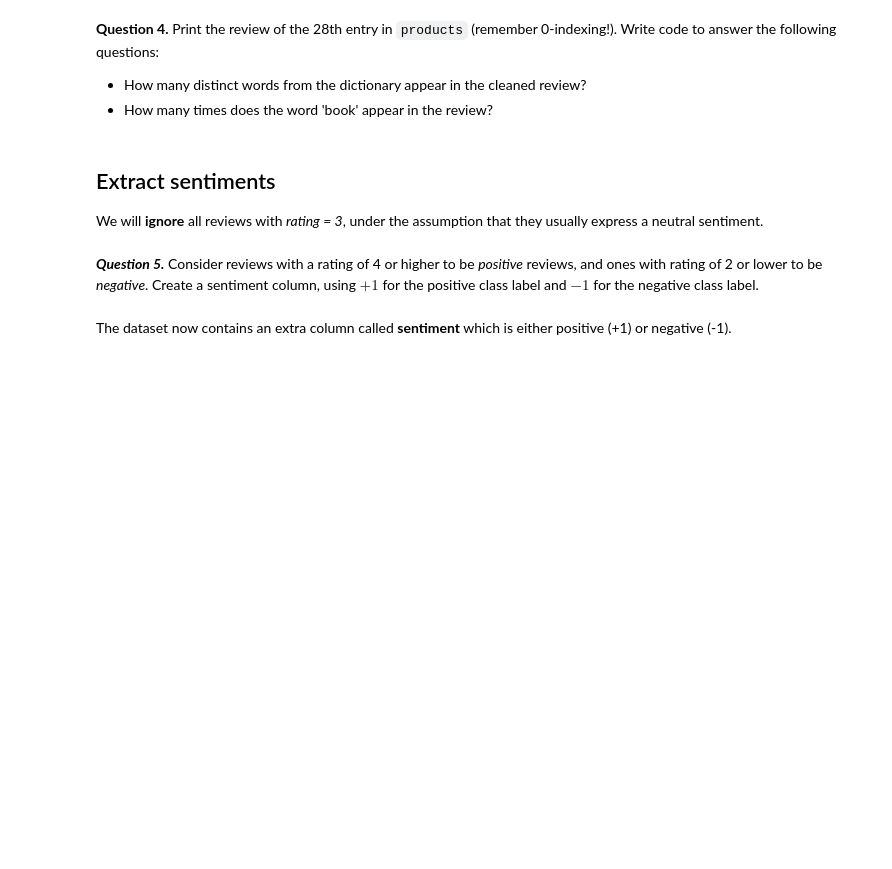
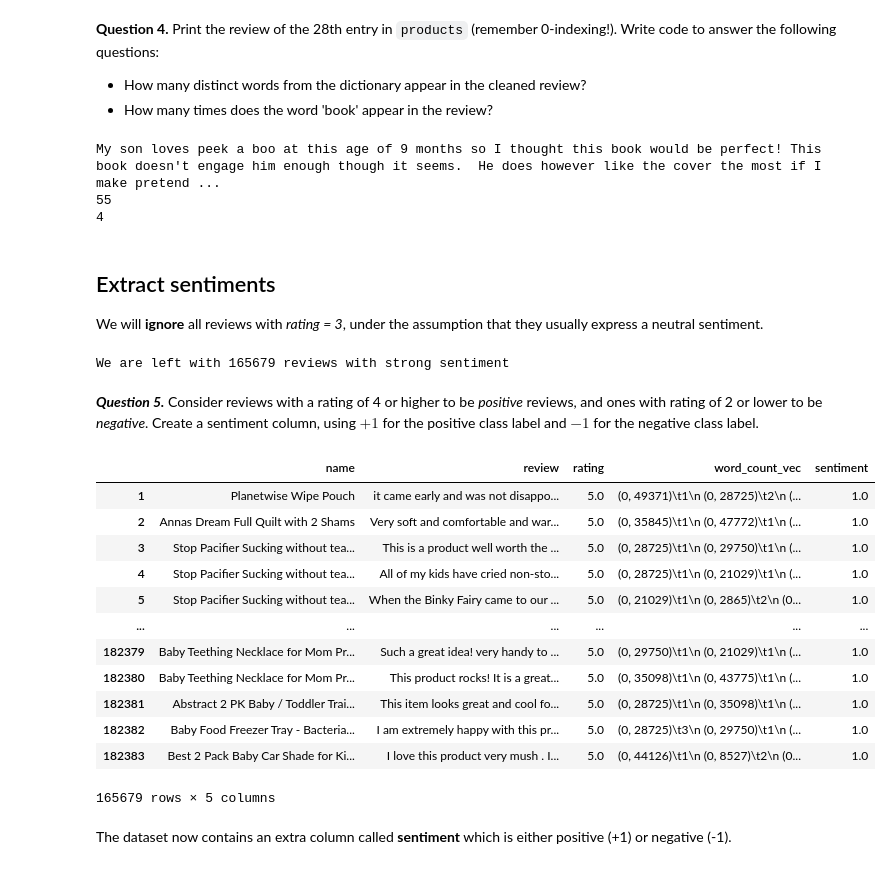
Before and after one commit to siddhanth78/ML, a Jupyter notebook: CLASS-NB01-hwk.ipynb, the cells around one changed output. Drawn from its saved outputs; the diff is of its cells as text; code cells hidden in the pictures; blank space fills up the shorter version.

```diff
--- a/CLASS-NB01-hwk.ipynb
+++ b/CLASS-NB01-hwk.ipynb
@@ -33,5 +33,5 @@ display(HTML("<style>.container { width:100% !important; }</style>"))
 
 We will use a dataset consisting of Amazon baby product reviews.
 # %%
-products = pd.read_csv('~/data/amazon_baby.gz')
+products = pd.read_csv('amazon_baby.gz')
 print('We will work with',len(products),'reviews of baby products')
@@ -38,4 +40,6 @@ print('We will work with',len(products),'reviews of baby products')
 # %% [markdown]
 Let's take a peek at the data.
 # %%
+products.dropna(inplace = True)
+products.reset_index(drop = True, inplace=True)
 products
@@ -65,8 +89,10 @@ print(string.punctuation)
 # %%
 # YOUR CODE HERE
 import string
+import re
 def remove_punctuation(text):
-    ...
+    text_ = text.translate(str.maketrans('', '', string.punctuation))
+    return text_
 # %% [markdown]
 Let's test your function on the sample review displayed earlier, but first, we create a clean corpus of reviews without punctuation.
 # %%
@@ -86,9 +116,14 @@ The vectorizer works by creating a vocabulary (set of words) in a corpus, tokeni
 Use the following list of stop words: ['you','he','she','they','an','the','and','or','in','on','at','is','was','were','am','are'].
 # %%
 # YOUR CODE HERE
+from scipy.sparse import csr_matrix
 from sklearn.feature_extraction.text import CountVectorizer
-...
-products['word_count_vec'] = ...
+
+stopwords = ['you','he','she','they','an','the','and','or','in','on','at','is','was','were','am','are']
+cv = CountVectorizer(stop_words = stopwords,
+                    min_df=2, max_df=0.6)
+cm = cv.fit_transform(review_no_punctuation)
+products['word_count_vec'] = pd.Series([csr_matrix(i) for i in cm])
 # %% [markdown]
 ***Question 3.*** How big are the feature vectors? This, of course, is the same for all samples. What are the feature vector locations of the words 'great' and 'poor'? *Hint.* The vocabulary is a Python dictionary.
 # %%
@@ -99,6 +141,13 @@ products['word_count_vec'] = ...
 - How many times does the word 'book' appear in the review?
 # %%
 # YOUR CODE HERE
+print(products['review'][27])
+print(len(products.iloc[27]['word_count_vec'].data))
+print(products['review'][27].count("book"))
+# %% [output]
+My son loves peek a boo at this age of 9 months so I thought this book would be perfect! This book doesn't engage him enough though it seems.  He does however like the cover the most if I make pretend ...
+55
+4
 # %% [markdown]
 ## Extract sentiments
 
@@ -106,10 +155,30 @@ We will **ignore** all reviews with *rating = 3*, under the assumption that they
 # %%
 products = products[products['rating'] != 3]
 print(f'We are left with {len(products)} reviews with strong sentiment')
+# %% [output]
+We are left with 165679 reviews with strong sentiment
 # %% [markdown]
 ***Question 5.*** Consider reviews with a rating of 4 or higher to be *positive* reviews, and ones with rating of 2 or lower to be *negative*. Create a sentiment column, using $+1$ for the positive class label and $-1$ for the negative class label.
 # %%
 # YOUR CODE HERE
+# YOUR CODE HERE
+products['sentiment'] = products['rating'].apply(lambda x: -1.0 if x<3 else +1.0)
+products  = products.dropna()
+products
+# %% [output]
+|  | name | review | rating | word_count_vec | sentiment |
+| 1 | Planetwise Wipe Pouch | it came early and was not disappo... | 5.0 | (0, 49371)\t1\n (0, 28725)\t2\n (... | 1.0 |
+| 2 | Annas Dream Full Quilt with 2 Shams | Very soft and comfortable and war... | 5.0 | (0, 35845)\t1\n (0, 47772)\t1\n (... | 1.0 |
+| 3 | Stop Pacifier Sucking without tea... | This is a product well worth the ... | 5.0 | (0, 28725)\t1\n (0, 29750)\t1\n (... | 1.0 |
+| 4 | Stop Pacifier Sucking without tea... | All of my kids have cried non-sto... | 5.0 | (0, 28725)\t1\n (0, 21029)\t1\n (... | 1.0 |
+| 5 | Stop Pacifier Sucking without tea... | When the Binky Fairy came to our ... | 5.0 | (0, 21029)\t1\n (0, 2865)\t2\n (0... | 1.0 |
+| ... | ... | ... | ... | ... | ... |
+| 182379 | Baby Teething Necklace for Mom Pr... | Such a great idea! very handy to ... | 5.0 | (0, 29750)\t1\n (0, 21029)\t1\n (... | 1.0 |
+| 182380 | Baby Teething Necklace for Mom Pr... | This product rocks! It is a great... | 5.0 | (0, 35098)\t1\n (0, 43775)\t1\n (... | 1.0 |
+| 182381 | Abstract 2 PK Baby / Toddler Trai... | This item looks great and cool fo... | 5.0 | (0, 28725)\t1\n (0, 35098)\t1\n (... | 1.0 |
+| 182382 | Baby Food Freezer Tray - Bacteria... | I am extremely happy with this pr... | 5.0 | (0, 28725)\t3\n (0, 29750)\t1\n (... | 1.0 |
+| 182383 | Best 2 Pack Baby Car Shade for Ki... | I love this product very mush . I... | 5.0 | (0, 44126)\t1\n (0, 8527)\t2\n (0... | 1.0 |
+165679 rows × 5 columns
 # %% [markdown]
 The dataset now contains an extra column called **sentiment** which is either positive (+1) or negative (-1).
 # %%
```
Also changed, not shown: parts of 25 cells of this notebook.
